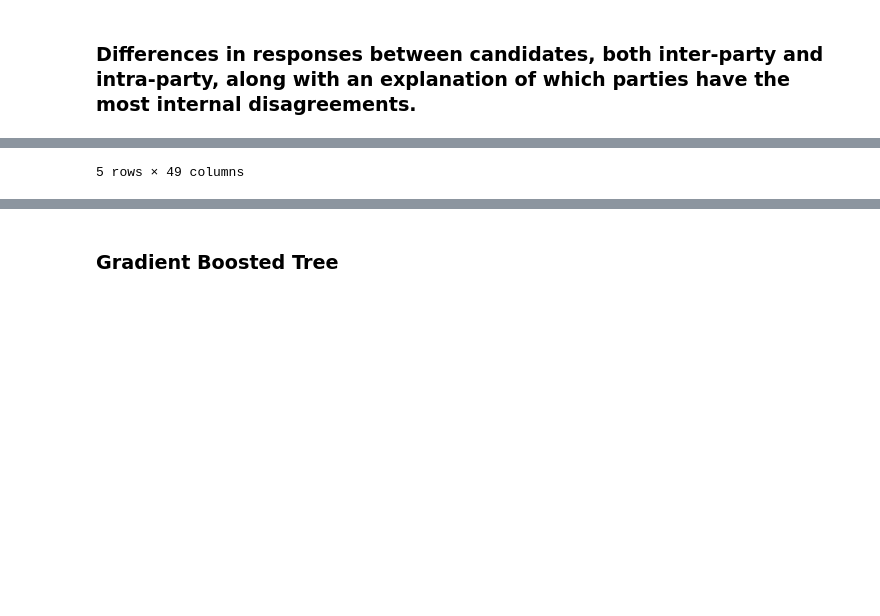
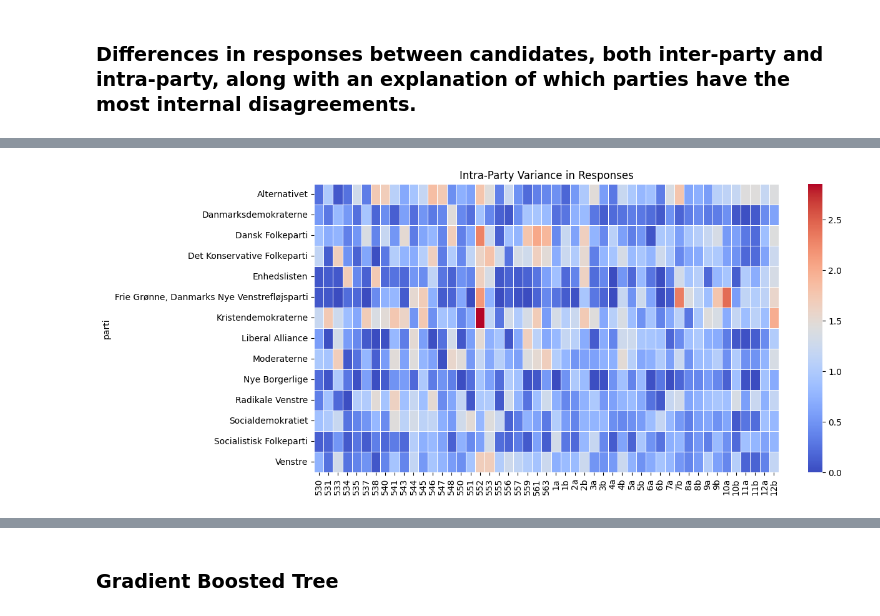
Before and after one commit to mitmarcus/VIA-MAL1, a Jupyter notebook: Ass3_Candidates/2. Candidate Test 2022 I.ipynb, the cells around one changed output, grey strips where cells are left out. Saved outputs shown, nothing was run; the diff lists cells and outputs as text; code cells hidden in the pictures; blank space fills up the shorter version.

```diff
--- a/Ass3_Candidates/2. Candidate Test 2022 I.ipynb
+++ b/Ass3_Candidates/2. Candidate Test 2022 I.ipynb
@@ -264,9 +425,9 @@ print(alldata.navn=='Sarah Nørris')
 # %%
-inter_party_means = alldata_cleaned.drop(columns=['alder', 'storkreds', 'navn']).groupby('parti').mean()
-inter_party_differences = abs(inter_party_means - inter_party_means.mean())
+intra_party_variance = alldata_cleaned.drop(columns=['alder', 'storkreds', 'navn', 'parti_letter']).groupby('parti').var()
 
 plt.figure(figsize=(12, 6))
-sns.heatmap(inter_party_differences, cmap='coolwarm')
+sns.heatmap(intra_party_variance, cmap='coolwarm', annot=False, fmt=".2f", linewidths=0.5)
+plt.title("Intra-Party Variance in Responses")
 
 plt.show()
 # %% [output]
@@ -280,2 +434,2 @@ plt.show()
-5 rows × 49 columns
+[figure, added]
 # %%
```
Also changed, not shown: parts of 45 cells of this notebook, 1 other file.
